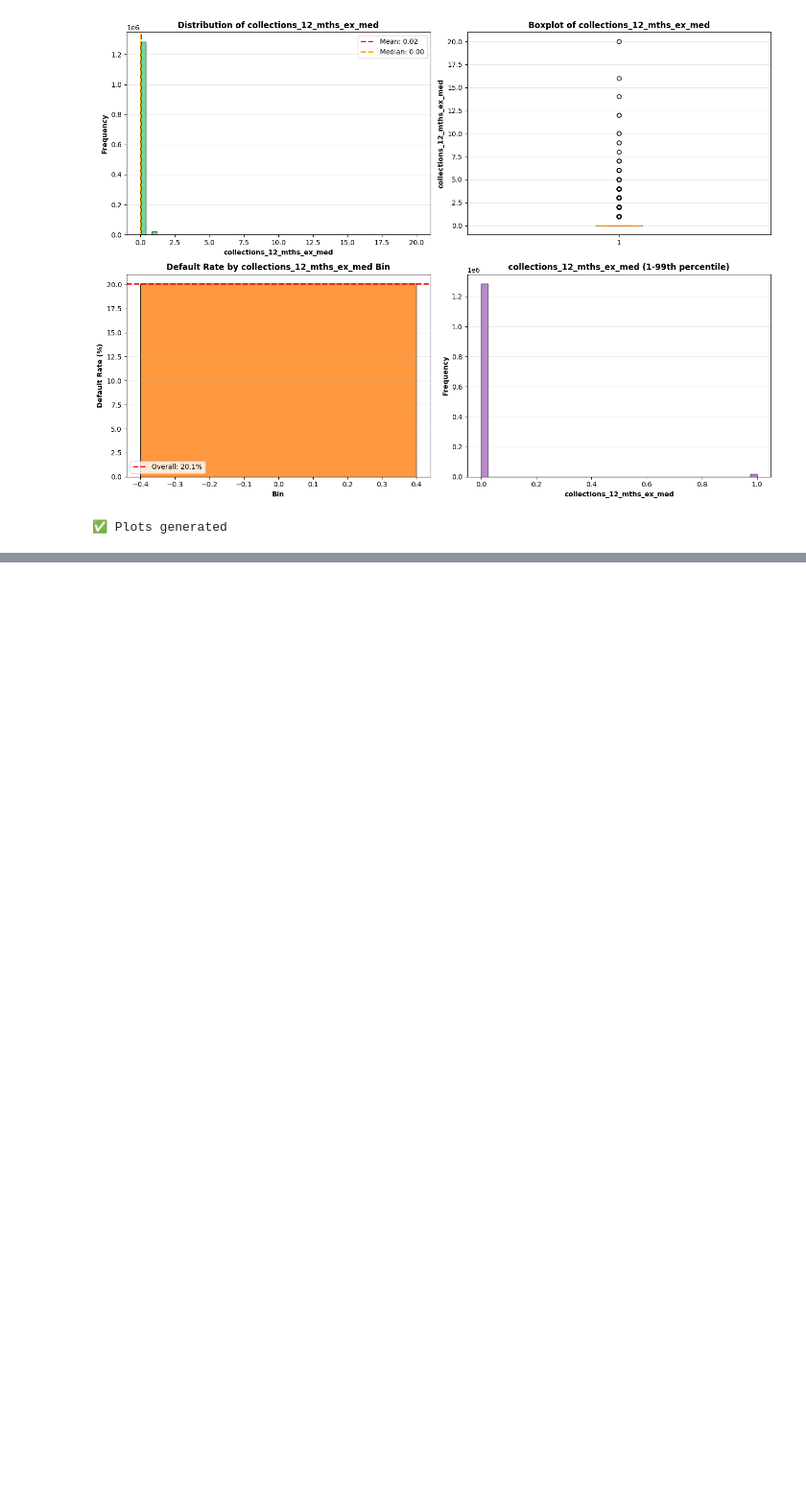
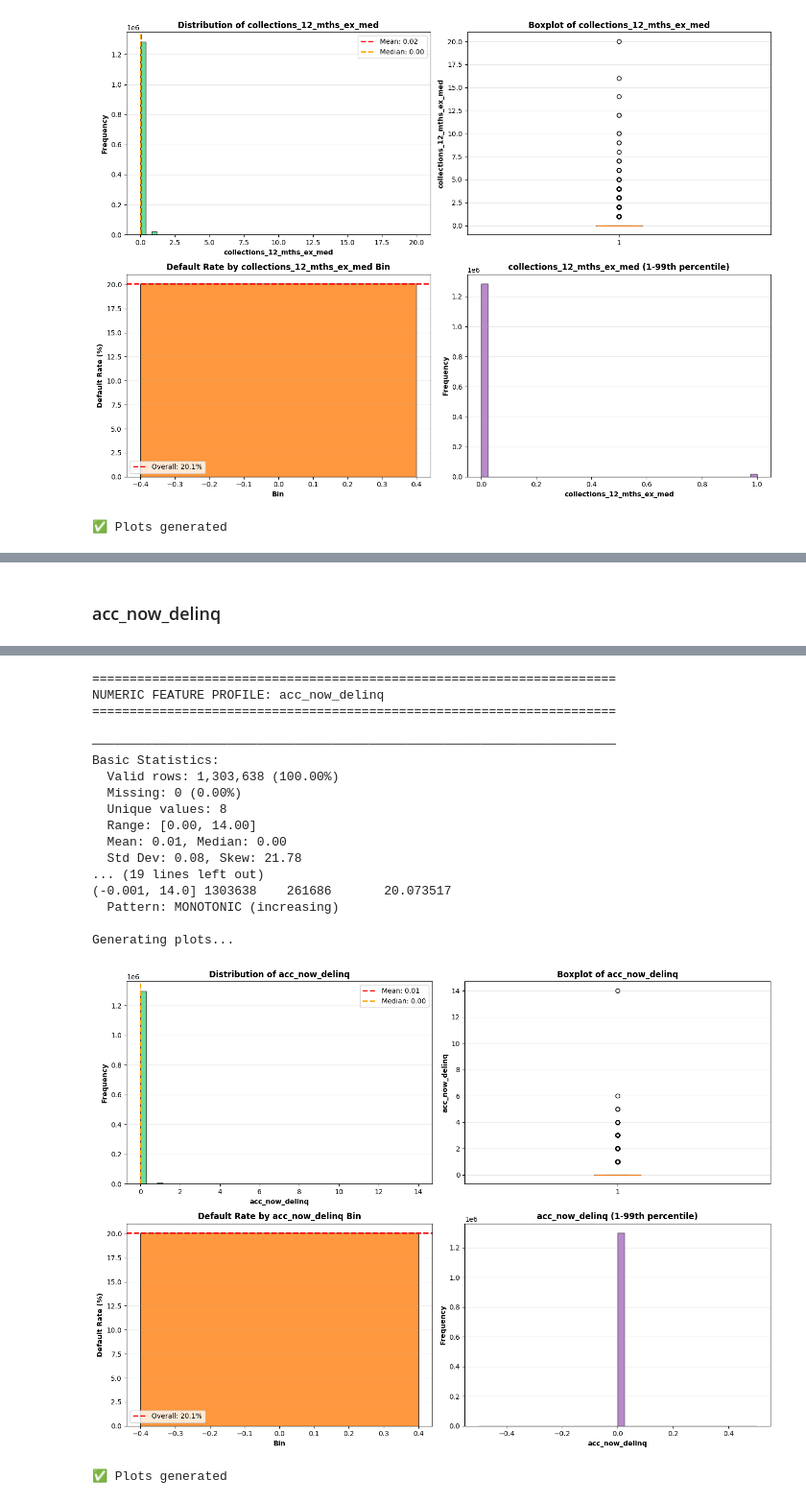
Before and after one commit to salman7420/credit-risk-model, a Jupyter notebook: notebooks/03_univariate_eda_numerical.ipynb, the cells around one changed output, grey strips where cells are left out. Shown at 96% size. Drawn from its saved outputs; the diff is of its cells as text; code cells hidden in the pictures; blank space fills up the shorter version.

```diff
--- a/notebooks/03_univariate_eda_numerical.ipynb
+++ b/notebooks/03_univariate_eda_numerical.ipynb
@@ -648,0 +679,8 @@ Generating plots...
+# %% [markdown]
+### acc_now_delinq
+# %%
+from utils.eda_numerical_helpers import (
+    profile_numeric_feature
+)
+result = profile_numeric_feature(df, 'acc_now_delinq', plot=True)
+# %% [output]
@@ -648,0 +689,19 @@ Generating plots...
+======================================================================
+NUMERIC FEATURE PROFILE: acc_now_delinq
+======================================================================
+
+──────────────────────────────────────────────────────────────────────
+Basic Statistics:
+  Valid rows: 1,303,638 (100.00%)
+  Missing: 0 (0.00%)
+  Unique values: 8
+  Range: [0.00, 14.00]
+  Mean: 0.01, Median: 0.00
+  Std Dev: 0.08, Skew: 21.78
+... (19 lines left out)
+(-0.001, 14.0] 1303638    261686       20.073517
+  Pattern: MONOTONIC (increasing)
+
+Generating plots...
+[figure, added]
+✅ Plots generated
```
Also changed, not shown: parts of 14 cells of this notebook, 1 other file.
